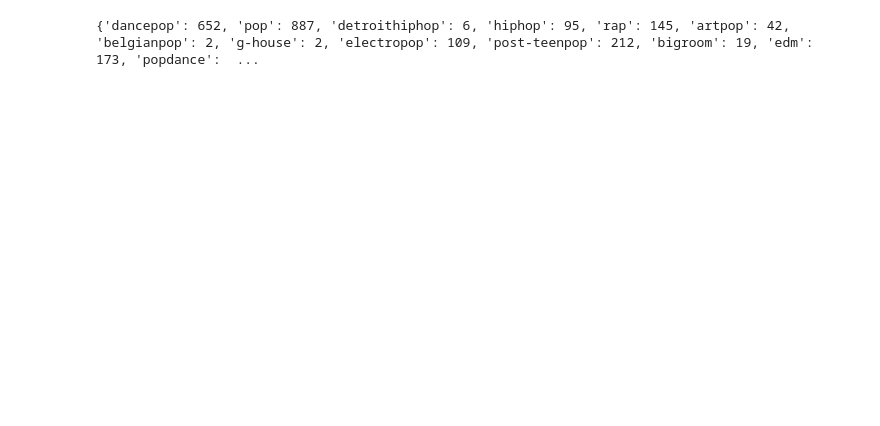
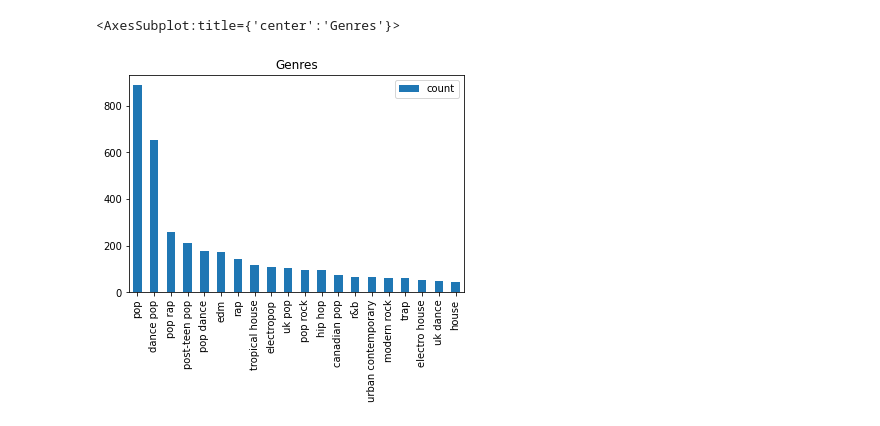
Before and after one commit to ScxttM/spotify, a Jupyter notebook: plotting.ipynb, the cells around one changed output. Drawn from its saved outputs; the diff is of its cells as text; code cells hidden in the pictures; blank space fills up the shorter version.

Commit message:
plotting

```diff
--- a/plotting.ipynb
+++ b/plotting.ipynb
@@ -8,15 +8,20 @@ df = pd.read_csv('data.csv')
 # %%
 genres = df.loc[:,'artist_genres']
 diccionario = {}
 for i in df.index:
-    # print(genres.loc[i])
-    # array.append(genres.loc[i])
     clean = genres.loc[i].replace('[','').replace(']','').replace('\'','').split(',')
     for elem in clean:
+        if elem.startswith(' '):
+            elem = elem[1:]
         if elem not in diccionario:
             diccionario[elem] = 1
         else:
             diccionario[elem] += 1
-print(diccionario)
+
+new_df = pd.DataFrame.from_dict(diccionario, orient='index')
+new_df.columns = ['count']
+new_df.sort_values(by='count', ascending=False, inplace=True)
+new_df.head(20).plot(kind='bar', title='Genres')
 # %% [output]
-{'dancepop': 652, 'pop': 887, 'detroithiphop': 6, 'hiphop': 95, 'rap': 145, 'artpop': 42, 'belgianpop': 2, 'g-house': 2, 'electropop': 109, 'post-teenpop': 212, 'bigroom': 19, 'edm': 173, 'popdance':  ...
+<AxesSubplot:title={'center':'Genres'}>
+[figure, added]
```
Also changed, not shown: parts of 9 cells of this notebook.
